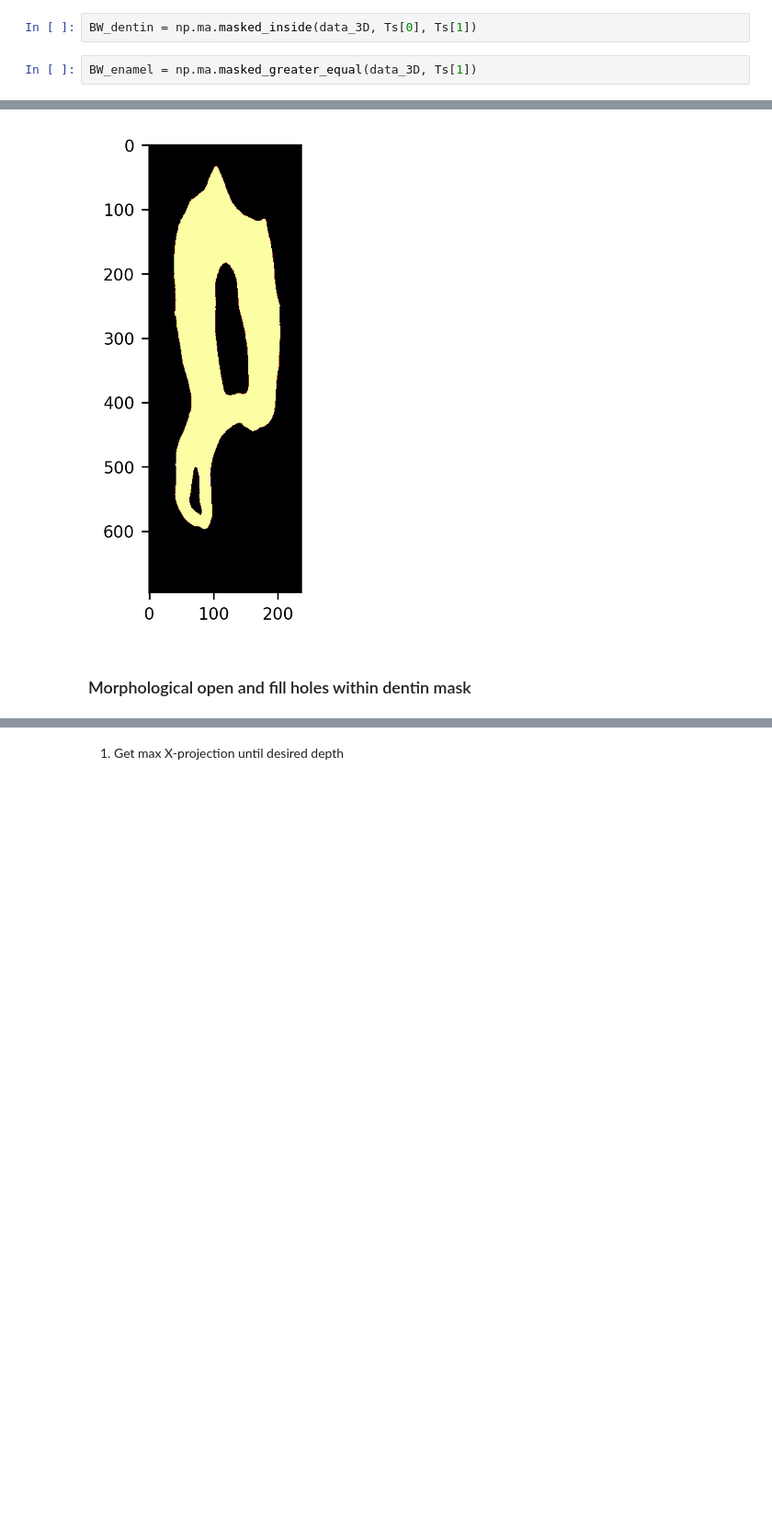
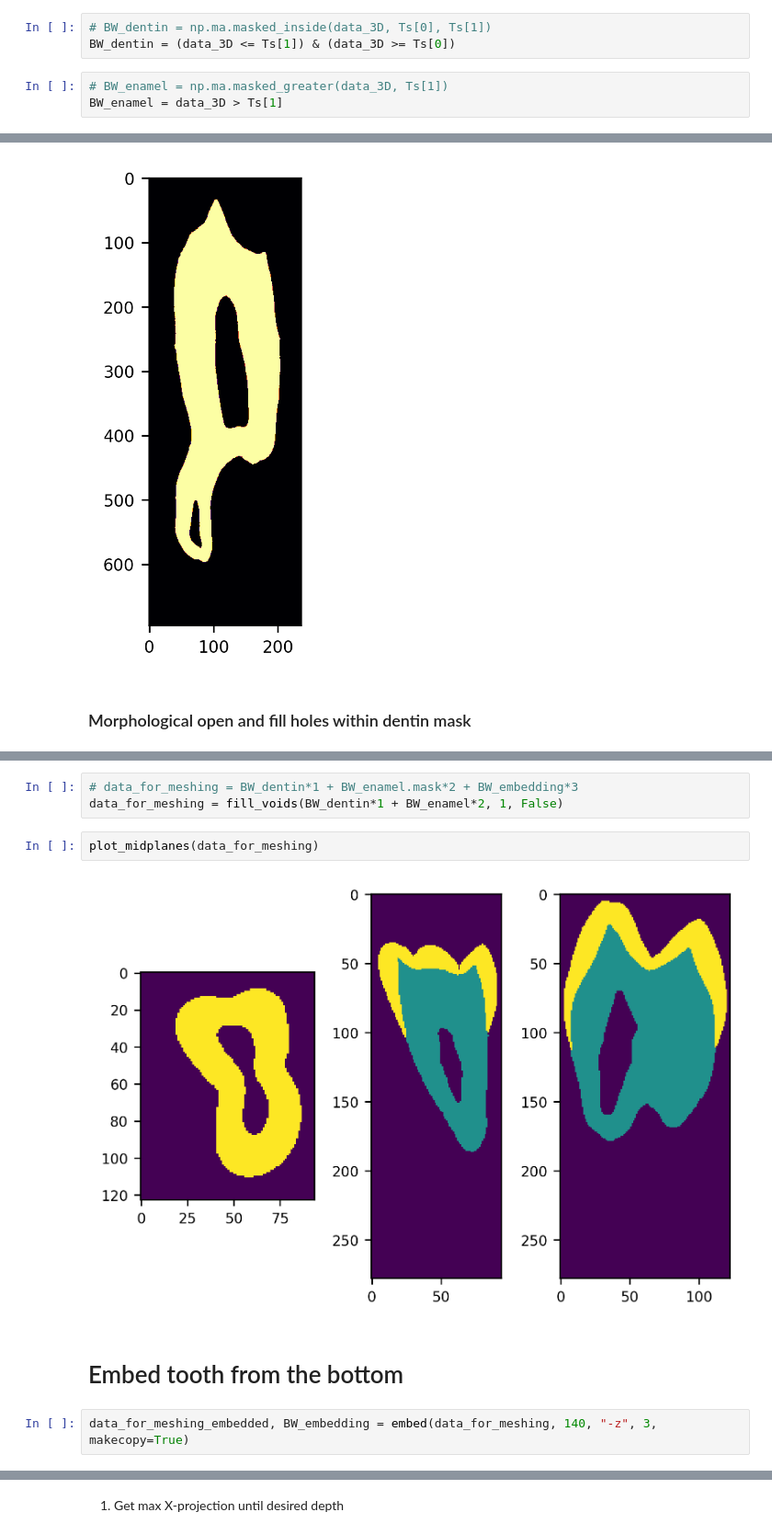
Before and after one commit to ciclope-microFE/ciclope, a Jupyter notebook: examples/ciclope_ex03_tetraFE_tooth.ipynb, the cells around one changed output, grey strips where cells are left out. Shown at 92% size. Cells and saved outputs as stored; diff of their text form; blank space fills up the shorter version.

```diff
--- a/examples/ciclope_ex03_tetraFE_tooth.ipynb
+++ b/examples/ciclope_ex03_tetraFE_tooth.ipynb
@@ -91,7 +98,9 @@ BW_tooth = np.ma.masked_greater(data_3D, Ts[0])
 # %%
-BW_dentin = np.ma.masked_inside(data_3D, Ts[0], Ts[1])
+# BW_dentin = np.ma.masked_inside(data_3D, Ts[0], Ts[1])
+BW_dentin = (data_3D <= Ts[1]) & (data_3D >= Ts[0])
 # %%
-BW_enamel = np.ma.masked_greater_equal(data_3D, Ts[1])
+# BW_enamel = np.ma.masked_greater(data_3D, Ts[1])
+BW_enamel = data_3D > Ts[1]
 # %% [markdown]
 Inspect the masks
 # %%
@@ -111,0 +126,11 @@ plot_midplanes(BW_tooth, 150, 80, 200)
+# %%
+# data_for_meshing = BW_dentin*1 + BW_enamel.mask*2 + BW_embedding*3
+data_for_meshing = fill_voids(BW_dentin*1 + BW_enamel*2, 1, False)
+# %%
+plot_midplanes(data_for_meshing)
+# %% [output]
+[figure, added]
+# %% [markdown]
+# Embed tooth from the bottom
+# %%
+data_for_meshing_embedded, BW_embedding = embed(data_for_meshing, 140, "-z", 3, makecopy=True)
```
Also changed, not shown: parts of 30 cells of this notebook, 2 other files.
